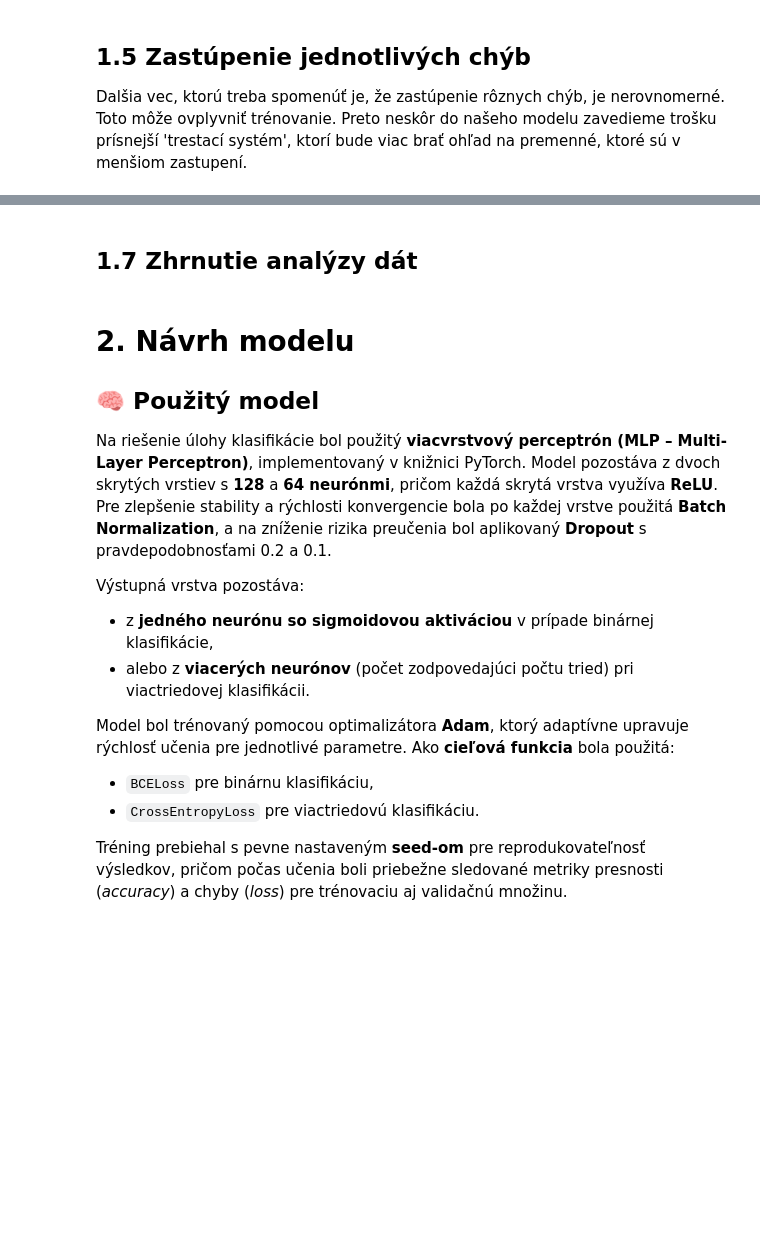
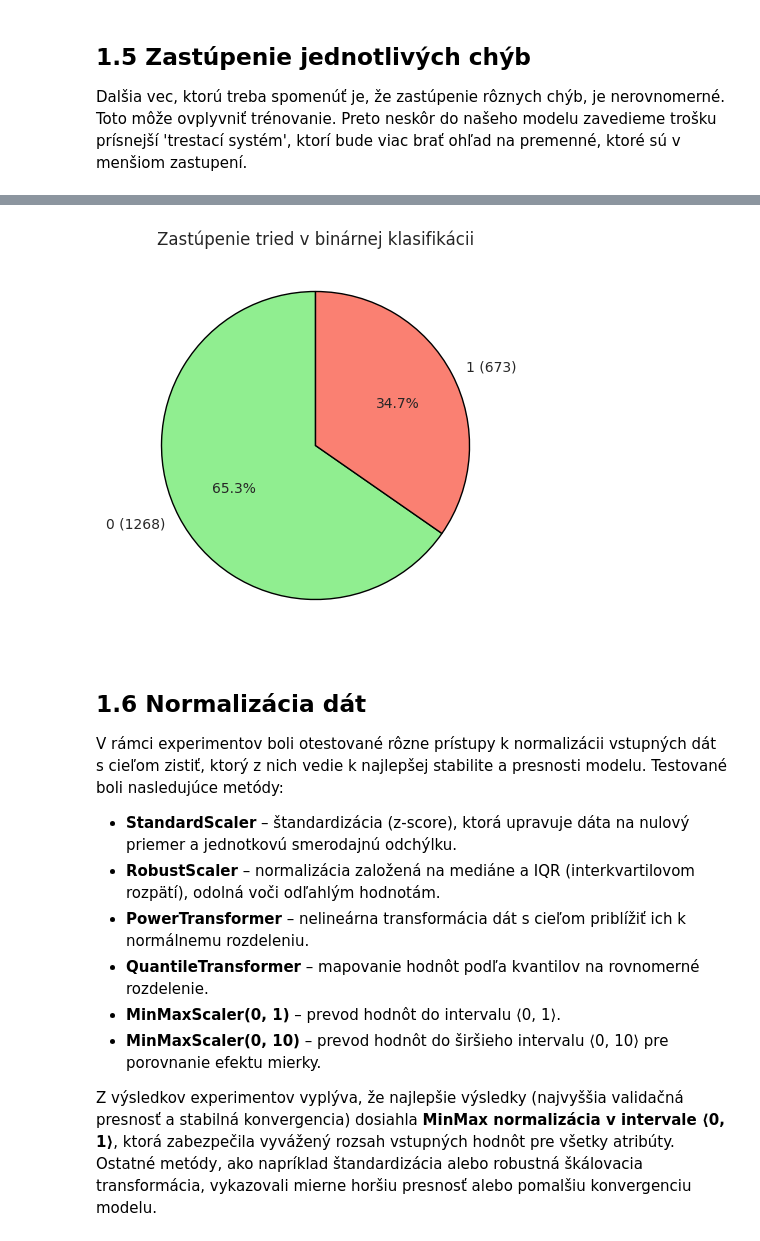
Before and after one commit to NikolasKekelak/ZNEUS_pr_1_MiklovicKekelak, a Jupyter notebook: simple_docu.ipynb, the cells around one changed output, grey strips where cells are left out. Saved outputs shown, nothing was run; the diff lists cells and outputs as text; code cells hidden in the pictures; blank space fills up the shorter version.

```diff
--- a/simple_docu.ipynb
+++ b/simple_docu.ipynb
@@ -147,23 +133,30 @@ Ostatné metódy, ako napríklad štandardizácia alebo robustná škálovacia t
-# %% [markdown]
-## 1.7 Zhrnutie analýzy dát
-# %% [markdown]
-# 2. Návrh modelu
-
-## 🧠 Použitý model
-
-Na riešenie úlohy klasifikácie bol použitý **viacvrstvový perceptrón (MLP – Multi-Layer Perceptron)**, implementovaný v knižnici PyTorch.
-Model pozostáva z dvoch skrytých vrstiev s **128** a **64 neurónmi**, pričom každá skrytá vrstva využíva **ReLU**.
-Pre zlepšenie stability a rýchlosti konvergencie bola po každej vrstve použitá **Batch Normalization**,
-a na zníženie rizika preučenia bol aplikovaný **Dropout** s pravdepodobnosťami 0.2 a 0.1.
-
-Výstupná vrstva pozostáva:
-- z **jedného neurónu so sigmoidovou aktiváciou** v prípade binárnej klasifikácie,
-- alebo z **viacerých neurónov** (počet zodpovedajúci počtu tried) pri viactriedovej klasifikácii.
-
-Model bol trénovaný pomocou optimalizátora **Adam**, ktorý adaptívne upravuje rýchlosť učenia pre jednotlivé parametre.
-Ako **cieľová funkcia** bola použitá:
-- `BCELoss` pre binárnu klasifikáciu,
-- `CrossEntropyLoss` pre viactriedovú klasifikáciu.
-
-Tréning prebiehal s pevne nastaveným **seed-om** pre reprodukovateľnosť výsledkov,
-pričom počas učenia boli priebežne sledované metriky presnosti (*accuracy*) a chyby (*loss*) pre trénovaciu aj validačnú množinu.
+# %%
+last_col = df.iloc[:, -1]
+counts = last_col.value_counts().sort_index()
+plt.figure(figsize=(5,5))
+plt.pie(
+    counts,
+    labels=[f"{cls} ({counts[cls]})" for cls in counts.index],
+    autopct='%1.1f%%',
+    startangle=90,
+    colors=['lightgreen', 'salmon'],
+    wedgeprops={'edgecolor': 'black'}
+)
+plt.title('Zastúpenie tried v binárnej klasifikácii')
+plt.show()
+# %% [output]
+[figure, added]
+# %% [markdown]
+## 1.6 Normalizácia dát
+V rámci experimentov boli otestované rôzne prístupy k normalizácii vstupných dát s cieľom zistiť, ktorý z nich vedie k najlepšej stabilite a presnosti modelu.
+Testované boli nasledujúce metódy:
+
+- **StandardScaler** – štandardizácia (z-score), ktorá upravuje dáta na nulový priemer a jednotkovú smerodajnú odchýlku.
+- **RobustScaler** – normalizácia založená na mediáne a IQR (interkvartilovom rozpätí), odolná voči odľahlým hodnotám.
+- **PowerTransformer** – nelineárna transformácia dát s cieľom priblížiť ich k normálnemu rozdeleniu.
+- **QuantileTransformer** – mapovanie hodnôt podľa kvantilov na rovnomerné rozdelenie.
+- **MinMaxScaler(0, 1)** – prevod hodnôt do intervalu ⟨0, 1⟩.
+- **MinMaxScaler(0, 10)** – prevod hodnôt do širšieho intervalu ⟨0, 10⟩ pre porovnanie efektu mierky.
+
+Z výsledkov experimentov vyplýva, že najlepšie výsledky (najvyššia validačná presnosť a stabilná konvergencia) dosiahla **MinMax normalizácia v intervale ⟨0, 1⟩**, ktorá zabezpečila vyvážený rozsah vstupných hodnôt pre všetky atribúty.
+Ostatné metódy, ako napríklad štandardizácia alebo robustná škálovacia transformácia, vykazovali mierne horšiu presnosť alebo pomalšiu konvergenciu modelu.
```
Also changed, not shown: parts of 4 cells of this notebook, 2 other files.
